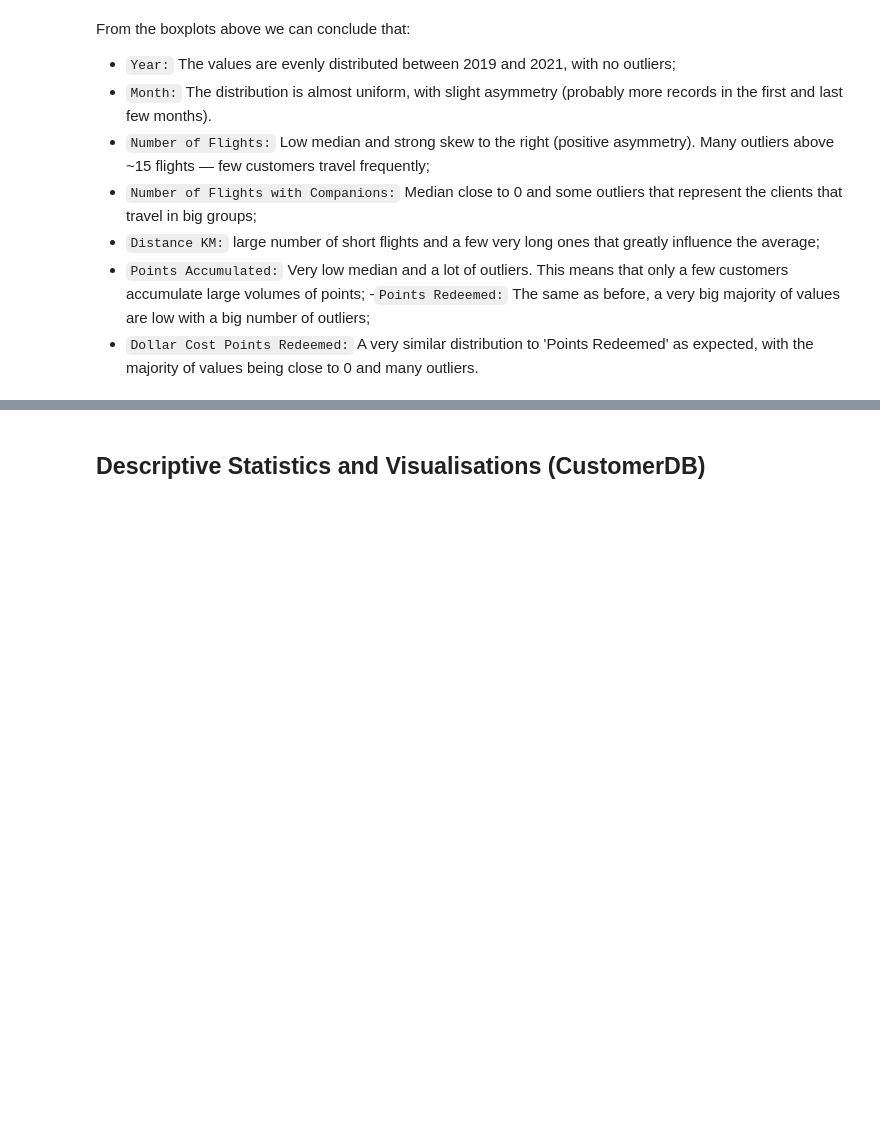
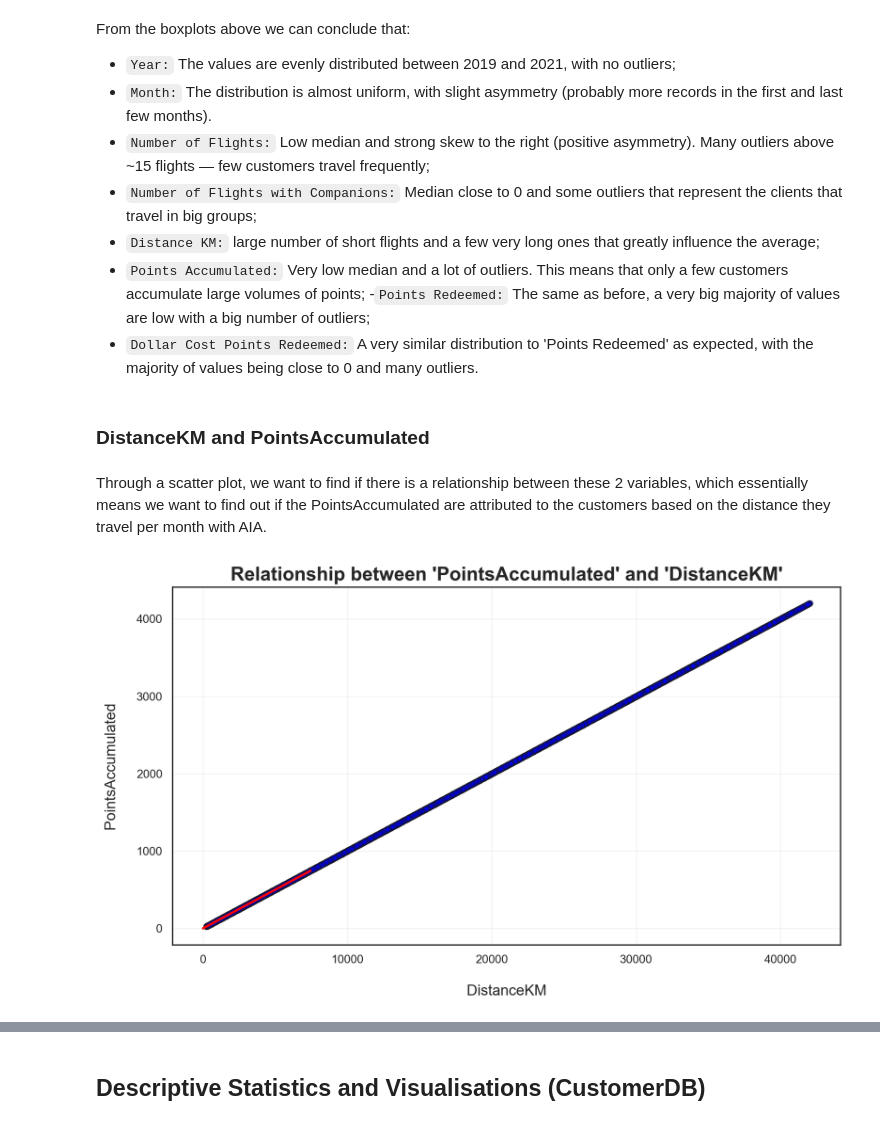
Before and after one commit to lourenco500/Data-Mining-Project, a Jupyter notebook: Data_Understanding_2.ipynb, the cells around one changed output, grey strips where cells are left out. Drawn from its saved outputs; the diff is of its cells as text; code cells hidden in the pictures; blank space fills up the shorter version.

```diff
--- a/Data_Understanding_2.ipynb
+++ b/Data_Understanding_2.ipynb
@@ -238,3 +235,32 @@ From the boxplots above we can conclude that:
 - `Points Accumulated:` Very low median and a lot of outliers. This means that only a few customers accumulate large volumes of points;
 -`Points Redeemed:` The same as before, a very big majority of values are low with a big number of outliers;
 - `Dollar Cost Points Redeemed:` A very similar distribution to 'Points Redeemed' as expected, with the majority of values being close to 0 and many outliers.
+# %% [markdown]
+### DistanceKM and PointsAccumulated
+# %% [markdown]
+Through a scatter plot, we want to find if there is a relationship between these 2 variables, which essentially means we want to find out if the PointsAccumulated are attributed to the customers based on the distance they travel per month with AIA.
+# %%
+mask = ((flightsDB["DistanceKM"] > 0) &
+        (flightsDB["PointsAccumulated"] > 0))
+
+distance_clean = flightsDB.loc[mask, "DistanceKM"]
+points_acc = flightsDB.loc[mask, "PointsAccumulated"]
+
+# Scatter plot as before
+plt.figure(figsize=(10, 6))
+sns.set_style("white")
+plt.scatter(distance_clean, points_acc, s=25, alpha=0.3, c='blue', edgecolor='k')
+
+# Fit a linear trend line
+coeffs = np.polyfit(distance_clean, points_acc, 1)
+trend = np.poly1d(coeffs)
+plt.plot(x, trend(x), color='red', linewidth=2)  # Line
+
+plt.title("Relationship between 'PointsAccumulated' and 'DistanceKM'", fontsize=18, fontweight='bold')
+plt.xlabel("DistanceKM", fontsize=14, labelpad=18)
+plt.ylabel("PointsAccumulated", fontsize=14, labelpad=18)
+plt.grid(True, alpha=0.2)
+plt.tight_layout()
+plt.show()
+# %% [output]
+[figure, added]
```
Also changed, not shown: parts of 23 cells of this notebook, 2 other files.
